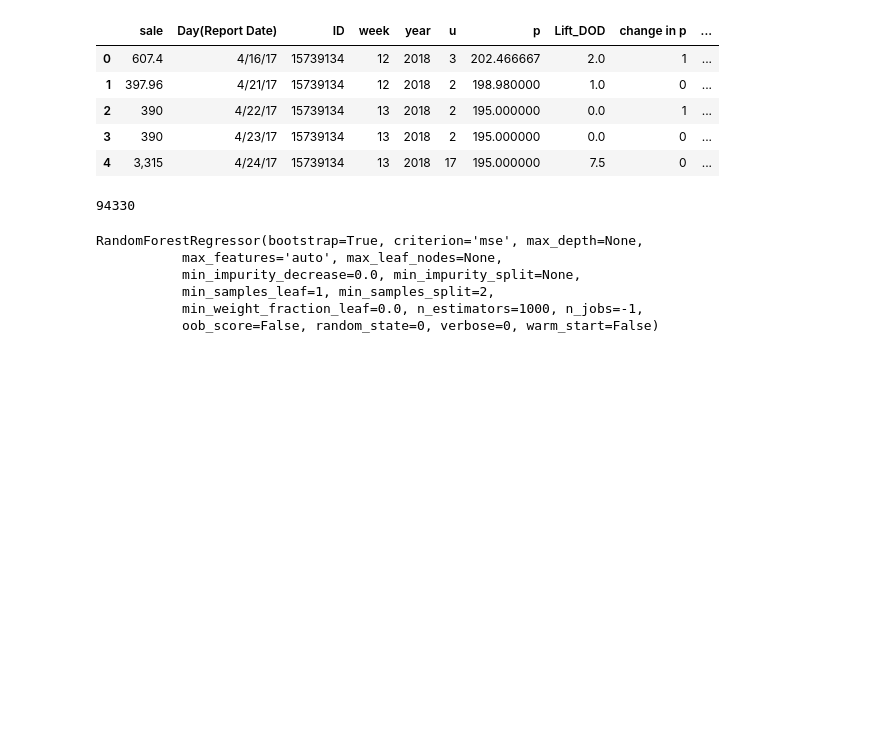
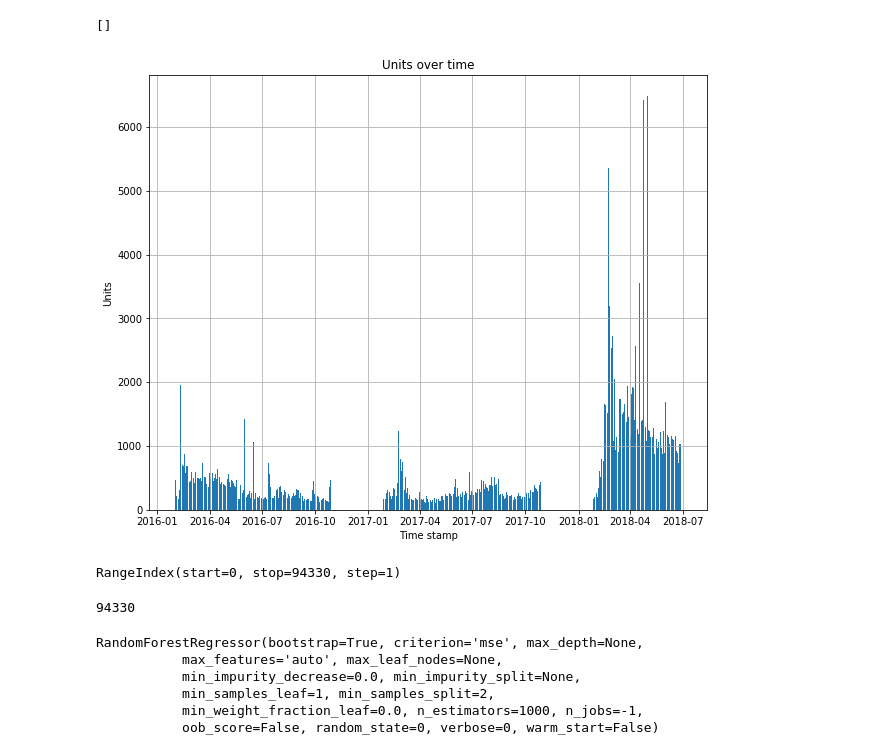
Before and after one commit to melodymassis/TS_Forecasting, a Jupyter notebook: random_forest.ipynb, the cells around one changed output. Cells and saved outputs as stored; diff of their text form; code cells hidden in the pictures; blank space fills up the shorter version.

```diff
--- a/random_forest.ipynb
+++ b/random_forest.ipynb
@@ -7,3 +7,5 @@ import seaborn as sns
 from sklearn.ensemble import RandomForestRegressor
 from sklearn.model_selection import train_test_split
 from sklearn import linear_model
+from matplotlib.pylab import rcParams
+rcParams['figure.figsize'] = 15, 6
@@ -9,0 +34,3 @@ from sklearn import linear_model
+# %%
+newdata = pd.read_csv('cleandata7.csv', parse_dates=['Day(Report Date)'])
+# newdata.head()
@@ -9,0 +55,15 @@ from sklearn import linear_model
+# %%
+plt.figure(figsize=(10,8))
+plt.bar(newdata["Day(Report Date)"], newdata["u"])
+plt.title("Units over time")
+plt.ylabel("Units")
+plt.xlabel("Time stamp")
+plt.grid(True)
+plt.plot()
+# %% [output]
+[]
+[figure, added]
+# %%
+newdata.index
+# %% [output]
+RangeIndex(start=0, stop=94330, step=1)
@@ -10,14 +73,7 @@ from sklearn import linear_model
 # %%
 csvfile = "cleandata7.csv"
 data = pd.read_csv(csvfile)
-data.head()
+# data.head()
-# %% [output]
-|  | sale | Day(Report Date) | ID | week | year | u | p | Lift_DOD | change in p | ... |
-| 0 | 607.4 | 4/16/17 | 15739134 | 12 | 2018 | 3 | 202.466667 | 2.0 | 1 | ... |
-| 1 | 397.96 | 4/21/17 | 15739134 | 12 | 2018 | 2 | 198.980000 | 1.0 | 0 | ... |
-| 2 | 390 | 4/22/17 | 15739134 | 13 | 2018 | 2 | 195.000000 | 0.0 | 1 | ... |
-| 3 | 390 | 4/23/17 | 15739134 | 13 | 2018 | 2 | 195.000000 | 0.0 | 0 | ... |
-| 4 | 3,315 | 4/24/17 | 15739134 | 13 | 2018 | 17 | 195.000000 | 7.5 | 0 | ... |
 # %%
 data["ID"].size
 # %% [output]
```
Also changed, not shown: parts of 10 cells of this notebook.
